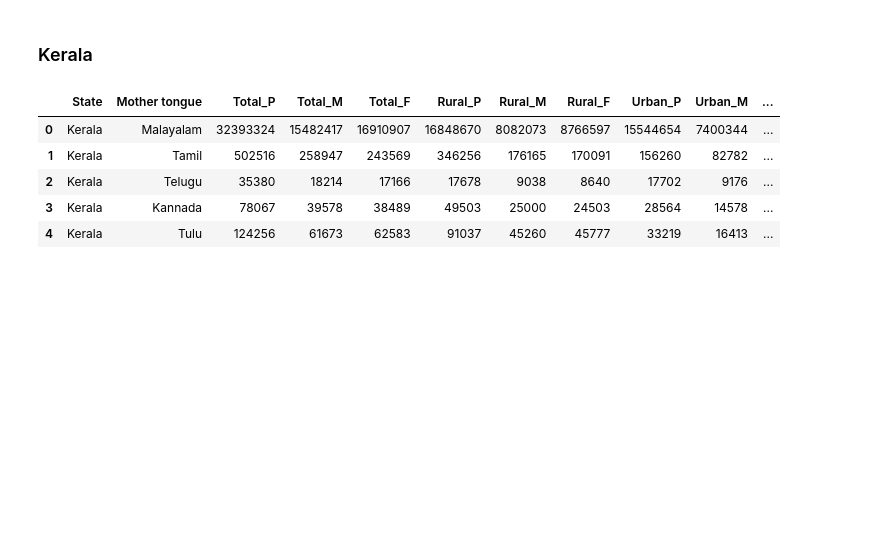
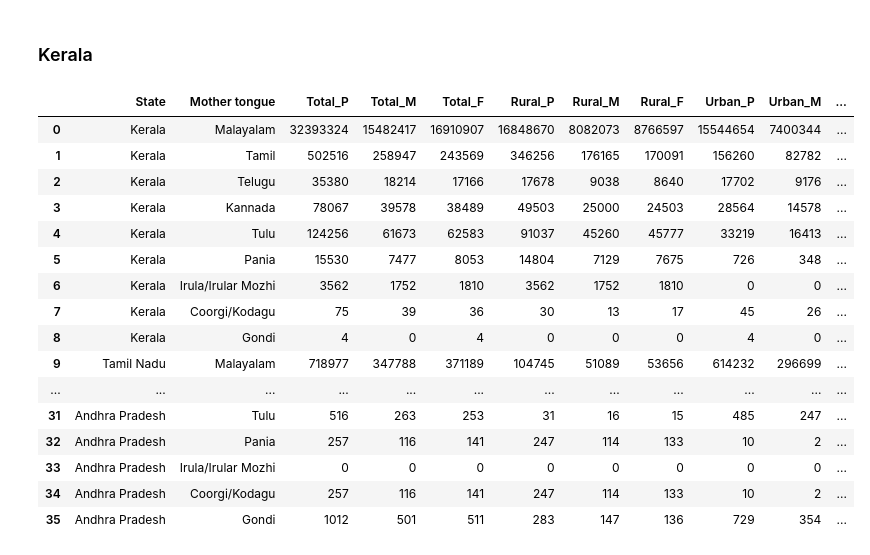
Before and after one commit to squishridyvi/mood-tracker, a Jupyter notebook: Geographical Distribution of Dravidian Languages-Census-C-16.ipynb, the cells around one changed output. Cells and saved outputs as stored; diff of their text form; code cells hidden in the pictures; blank space fills up the shorter version.

Commit message:
added more states to state_df dataframe

```diff
--- a/Geographical Distribution of Dravidian Languages-Census-C-16.ipynb
+++ b/Geographical Distribution of Dravidian Languages-Census-C-16.ipynb
@@ -1761,15 +1761,26 @@ fig, ax = plt.subplots(1, 2, figsize=(14,7))
 # %% [markdown]
 ### Kerala
 # %%
-d_df = pd.read_csv("dravidian-mother-tongues-main-s-level.csv")
-d_df.head()
+state_df = pd.read_csv("dravidian-mother-tongues-main-s-level.csv")
+state_df
 # %% [output]
 |  | State | Mother tongue | Total_P | Total_M | Total_F | Rural_P | Rural_M | Rural_F | Urban_P | Urban_M | ... |
 | 0 | Kerala | Malayalam | 32393324 | 15482417 | 16910907 | 16848670 | 8082073 | 8766597 | 15544654 | 7400344 | ... |
 | 1 | Kerala | Tamil | 502516 | 258947 | 243569 | 346256 | 176165 | 170091 | 156260 | 82782 | ... |
 | 2 | Kerala | Telugu | 35380 | 18214 | 17166 | 17678 | 9038 | 8640 | 17702 | 9176 | ... |
 | 3 | Kerala | Kannada | 78067 | 39578 | 38489 | 49503 | 25000 | 24503 | 28564 | 14578 | ... |
 | 4 | Kerala | Tulu | 124256 | 61673 | 62583 | 91037 | 45260 | 45777 | 33219 | 16413 | ... |
+| 5 | Kerala | Pania | 15530 | 7477 | 8053 | 14804 | 7129 | 7675 | 726 | 348 | ... |
+| 6 | Kerala | Irula/Irular Mozhi | 3562 | 1752 | 1810 | 3562 | 1752 | 1810 | 0 | 0 | ... |
+| 7 | Kerala | Coorgi/Kodagu | 75 | 39 | 36 | 30 | 13 | 17 | 45 | 26 | ... |
+| 8 | Kerala | Gondi | 4 | 0 | 4 | 0 | 0 | 0 | 4 | 0 | ... |
+| 9 | Tamil Nadu | Malayalam | 718977 | 347788 | 371189 | 104745 | 51089 | 53656 | 614232 | 296699 | ... |
+| ... | ... | ... | ... | ... | ... | ... | ... | ... | ... | ... | ... |
+| 31 | Andhra Pradesh | Tulu | 516 | 263 | 253 | 31 | 16 | 15 | 485 | 247 | ... |
+| 32 | Andhra Pradesh | Pania | 257 | 116 | 141 | 247 | 114 | 133 | 10 | 2 | ... |
+| 33 | Andhra Pradesh | Irula/Irular Mozhi | 0 | 0 | 0 | 0 | 0 | 0 | 0 | 0 | ... |
+| 34 | Andhra Pradesh | Coorgi/Kodagu | 257 | 116 | 141 | 247 | 114 | 133 | 10 | 2 | ... |
+| 35 | Andhra Pradesh | Gondi | 1012 | 501 | 511 | 283 | 147 | 136 | 729 | 354 | ... |
 # %%
 mal_map
 # %%
```
